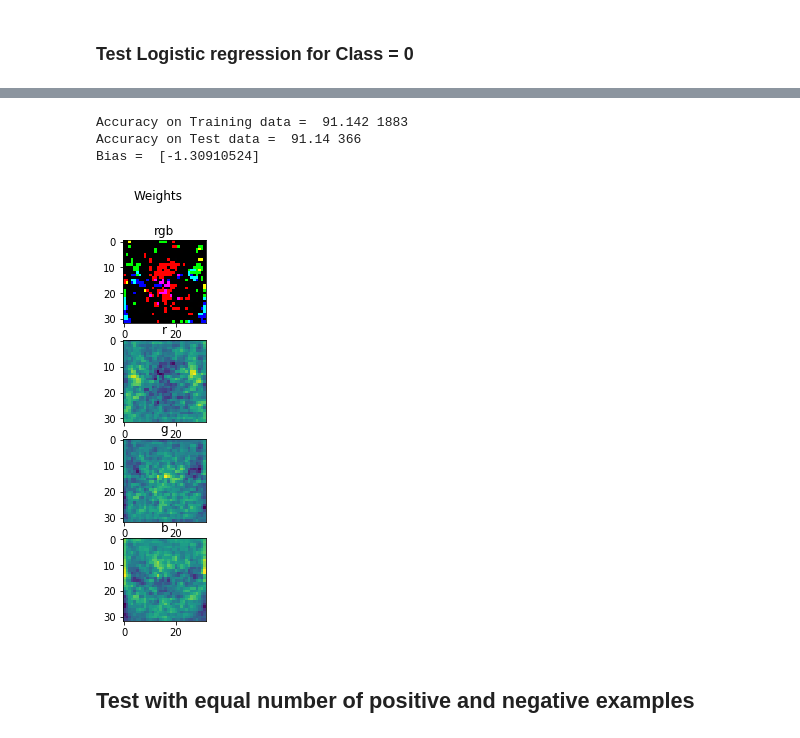
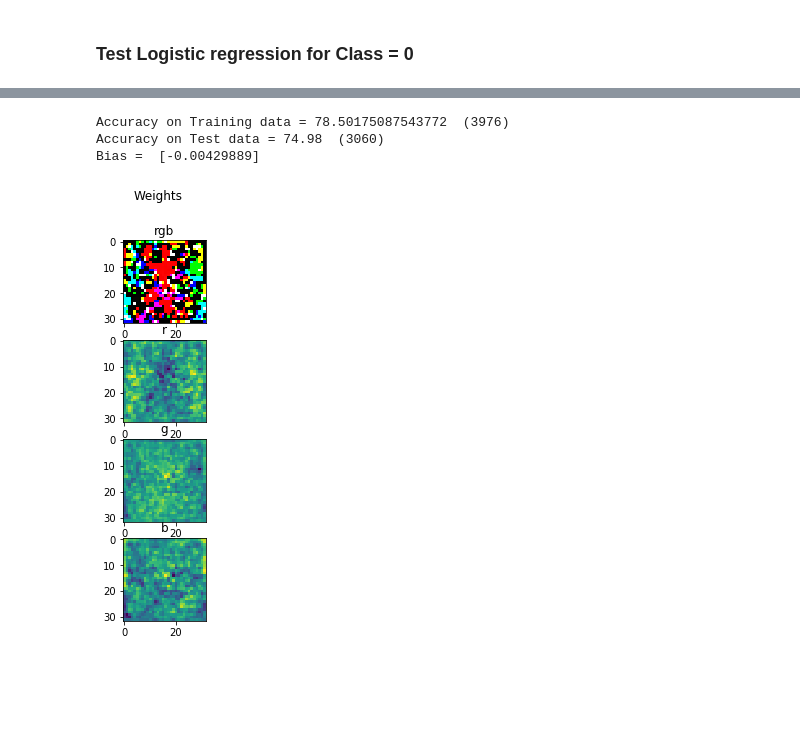
Before and after one commit to srbhchandra/NN_learn, a Jupyter notebook: Logistic regression classification.ipynb, the cells around one changed output, grey strips where cells are left out. Saved outputs shown, nothing was run; the diff lists cells and outputs as text; code cells hidden in the pictures; blank space fills up the shorter version.

Commit message:
Improvements to Logistic regression
Signed-off-by: Saurabh Bipin Chandra <srbhchandra@gmail.com>

```diff
--- a/Logistic regression classification.ipynb
+++ b/Logistic regression classification.ipynb
@@ -255,0 +276,9 @@ Iteration 9900: Loss = 0.23922190310088082
+# %%
+def split_train_validation_data(X, y, split=0.8):
+    indexes = np.arange(X.shape[0])
+    np.random.shuffle(indexes)
+    X_train = X[indexes[:int(split*X.shape[0])]]
+    y_train = y[indexes[:int(split*X.shape[0])]]
+    X_val = X[indexes[int(split*X.shape[0]):]]
+    y_val = y[indexes[int(split*X.shape[0]):]]
+    return X_train, y_train, X_val, y_val
@@ -278,8 +383,21 @@ Bias =  [-2.92746743]
+# %%
+indexes = np.array(np.where(y_train_cifar == class_id)).flatten()
+
+# I can either consider all images of just one other class or 555 images from each of the other 9 classes.
+classes = list(range(0, 10))
+classes.remove(class_id)
+for i in classes:
+    indexes = np.concatenate((indexes, np.array(np.where(y_train_cifar == i)).flatten()[:555]))
+
+X_train_subset = X_train_cifar[indexes]
+y_train_subset = y_train_cifar[indexes]
+
+X_train, X_test = preprocess_features(X_train_subset, X_test_cifar, divide_by_std_dev=True)
+y_train, y_test = get_binary_labels_for_class(y_train_subset, y_test_cifar, class_id)
+X_train, y_train, X_val, y_val = split_train_validation_data(X_train, y_train, split=0.8)
 # %%
-X, X_mean, X_std = preprocess_data(X_train, divide_by_std_dev=True, view_hists=False)
-X = append_ones(X)
-
 num_epochs = 10000
 lr = LogisticRegression()
-lr.train(X, y, num_epochs=num_epochs, learning_rate=0.01, enable_regularization=True, regularization_rate=0.1)
+lr.train(X_train, y_train, num_epochs=num_epochs, X_val=X_val, y_val=y_val, learning_rate=0.01,
+         enable_regularization=True, regularization_rate=0.1)
 # %% [output]
@@ -304,21 +423,17 @@ Iteration 9900: Loss = 0.33150008065232095
 # %%
-model_file = "logistic_regression_cifar10_class{}_epochs{}_divided_by_std_dev_regularized_{}.npy".format(class_id, num_epochs, time.strftime("%Y_%m_%d-%H_%M_%S"))
+model_file = "logistic_regression_cifar10_class{}_epochs{}_equal_neg_pos_divided_by_std_dev_regularized_{}.npy".format(class_id, num_epochs, time.strftime("%Y_%m_%d-%H_%M_%S"))
 model_file = '/'.join([model_path, model_file])
 lr.save_model(model_file)
 
-y_pred = lr.predict(X)
-print("Accuracy on Training data = ", lr.get_accuracy(y, y_pred), np.sum(y_pred))
+y_pred = lr.predict(X_train)
+print("Accuracy on Training data = {}  ({})".format(lr.get_accuracy(y_train, y_pred), np.sum(y_pred)))
 
-X_test_new,_,_ = preprocess_data(X_test, X_mean=X_mean, X_std=X_std, divide_by_std_dev=True, view_hists=False)
-X_test_new = append_ones(X_test_new)
-y_pred = lr.predict(X_test_new)
-print("Accuracy on Test data = ", lr.get_accuracy(y_test_new, y_pred), np.sum(y_pred))
+y_pred = lr.predict(X_test)
+print("Accuracy on Test data = {}  ({})".format(lr.get_accuracy(y_test, y_pred), np.sum(y_pred)))
 
 lr.visualize_weights()
 # %% [output]
-Accuracy on Training data =  91.142 1883
-Accuracy on Test data =  91.14 366
-Bias =  [-1.30910524]
+Accuracy on Training data = 78.50175087543772  (3976)
+Accuracy on Test data = 74.98  (3060)
+Bias =  [-0.00429889]
-[figure, old version]
+[figure, new version]
-# %% [markdown]
-## Test with equal number of positive and negative examples
```
Also changed, not shown: parts of 24 cells of this notebook, 7 other files.
